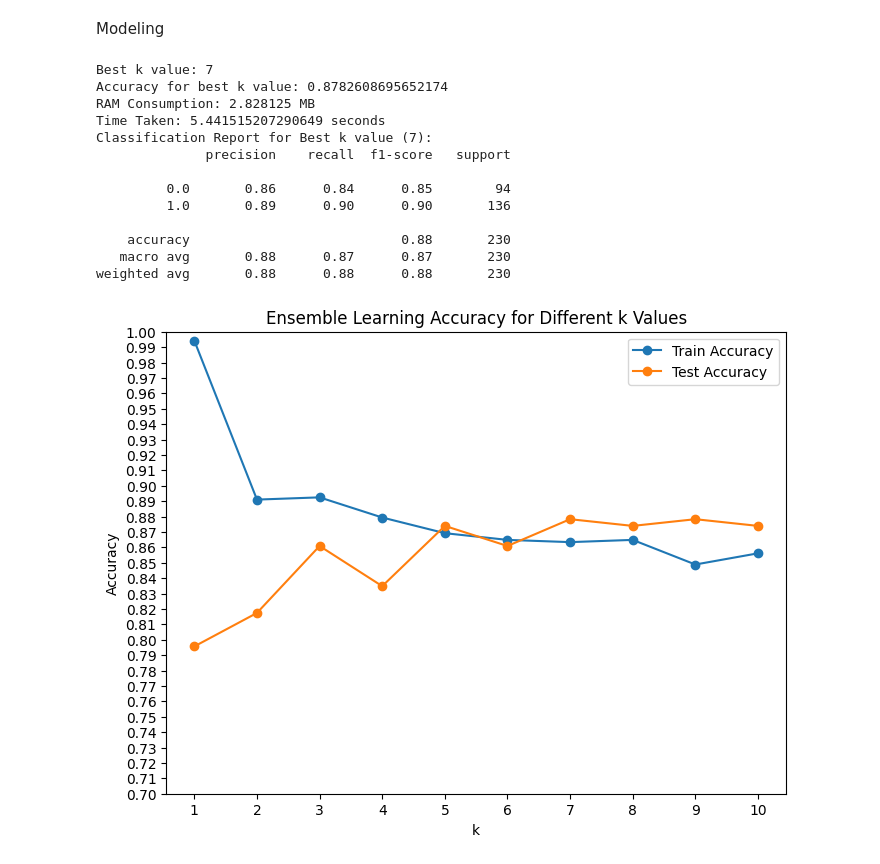
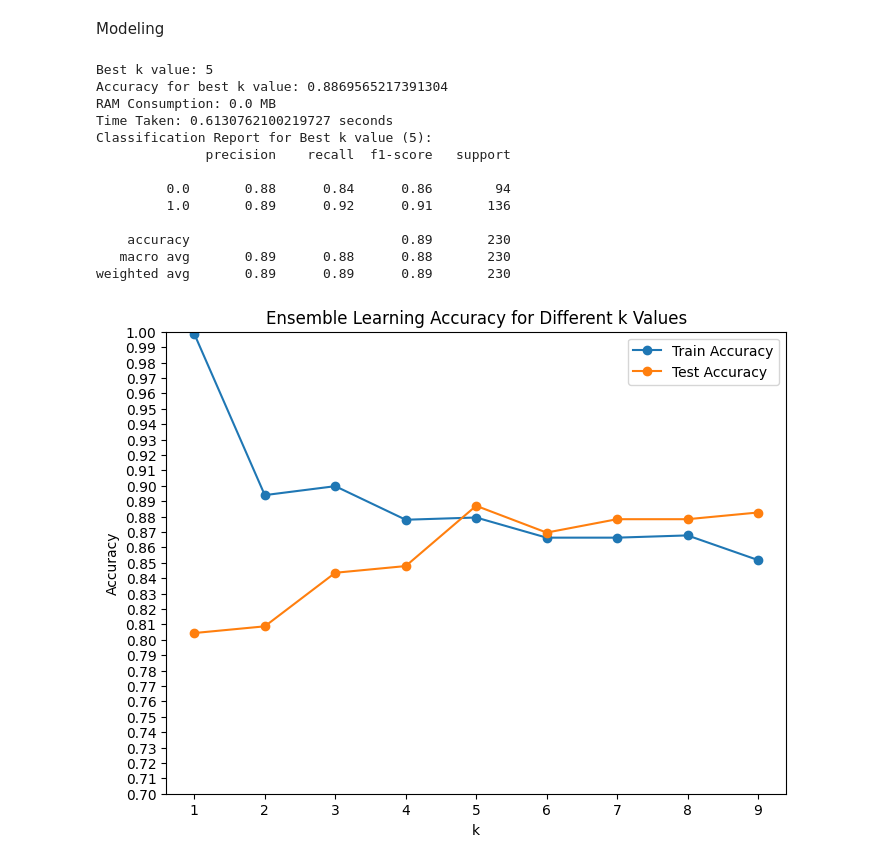
Before and after one commit to nbzuong/ML_Project, a Jupyter notebook: heart_predict.ipynb, the cells around one changed output. Drawn from its saved outputs; the diff is of its cells as text; code cells hidden in the pictures.

```diff
--- a/heart_predict.ipynb
+++ b/heart_predict.ipynb
@@ -215,6 +215,7 @@ import psutil
 process = psutil.Process()
 import time
 # %%
+np.seed = 0
 start = time.time()
 
 # Get the initial memory usage
@@ -225,7 +226,7 @@ from sklearn.neighbors import KNeighborsClassifier
 # Define the number of base classifiers in the ensemble
 num_classifiers = 7
 
-k_values = list(range(1, 11))
+k_values = list(range(1, 10))
 ensemble_train_accuracies = []
 ensemble_test_accuracies = []
 
@@ -306,44 +307,44 @@ ram_consumption = updated_memory - initial_memory
 ram_consumption_mb = ram_consumption / 1024 / 1024
 
 print(f"RAM Consumption: {ram_consumption_mb} MB")
 print(f"Time Taken: {end - start} seconds")
 
 # Print the classification report for the best k value
 best_k_report = classification_reports[best_k]
 print(f'Classification Report for Best k value ({best_k}):')
 print(best_k_report)
 
 # Plot the ensemble accuracies for different k values
 plt.figure(figsize=(8, 6))
 plt.plot(k_values, ensemble_train_accuracies, marker='o', label='Train Accuracy')
 plt.plot(k_values, ensemble_test_accuracies, marker='o', label='Test Accuracy')
 plt.xlabel('k')
 plt.ylabel('Accuracy')
 plt.title('Ensemble Learning Accuracy for Different k Values')
 plt.legend()
 plt.xticks(k_values)
 plt.yticks(np.arange(0.7, 1.01, 0.01))  # Set y-axis ticks from 0.7 to 1 with a step of 0.01
 plt.ylim(0.7, 1)
 plt.show()
 
 ensemble_knn_pred = predictions[best_k]
 fpr_knn, tpr_knn, _ = roc_curve(target_test, predictions[best_k])
 auc_knn = round(roc_auc_score(target_test, predictions[best_k]), 3)
 # %% [output]
-Best k value: 7
-Accuracy for best k value: 0.8782608695652174
-RAM Consumption: 2.828125 MB
-Time Taken: 5.441515207290649 seconds
-Classification Report for Best k value (7):
+Best k value: 5
+Accuracy for best k value: 0.8869565217391304
+RAM Consumption: 0.0 MB
+Time Taken: 0.6130762100219727 seconds
+Classification Report for Best k value (5):
               precision    recall  f1-score   support
 
-         0.0       0.86      0.84      0.85        94
-         1.0       0.89      0.90      0.90       136
+         0.0       0.88      0.84      0.86        94
+         1.0       0.89      0.92      0.91       136
 
-    accuracy                           0.88       230
-   macro avg       0.88      0.87      0.87       230
-weighted avg       0.88      0.88      0.88       230
+    accuracy                           0.89       230
+   macro avg       0.89      0.88      0.88       230
+weighted avg       0.89      0.89      0.89       230
-[figure, old version]
+[figure, new version]
 # %%
 start = time.time()
 # Get the initial memory usage
```
Also changed, not shown: parts of 8 cells of this notebook.
